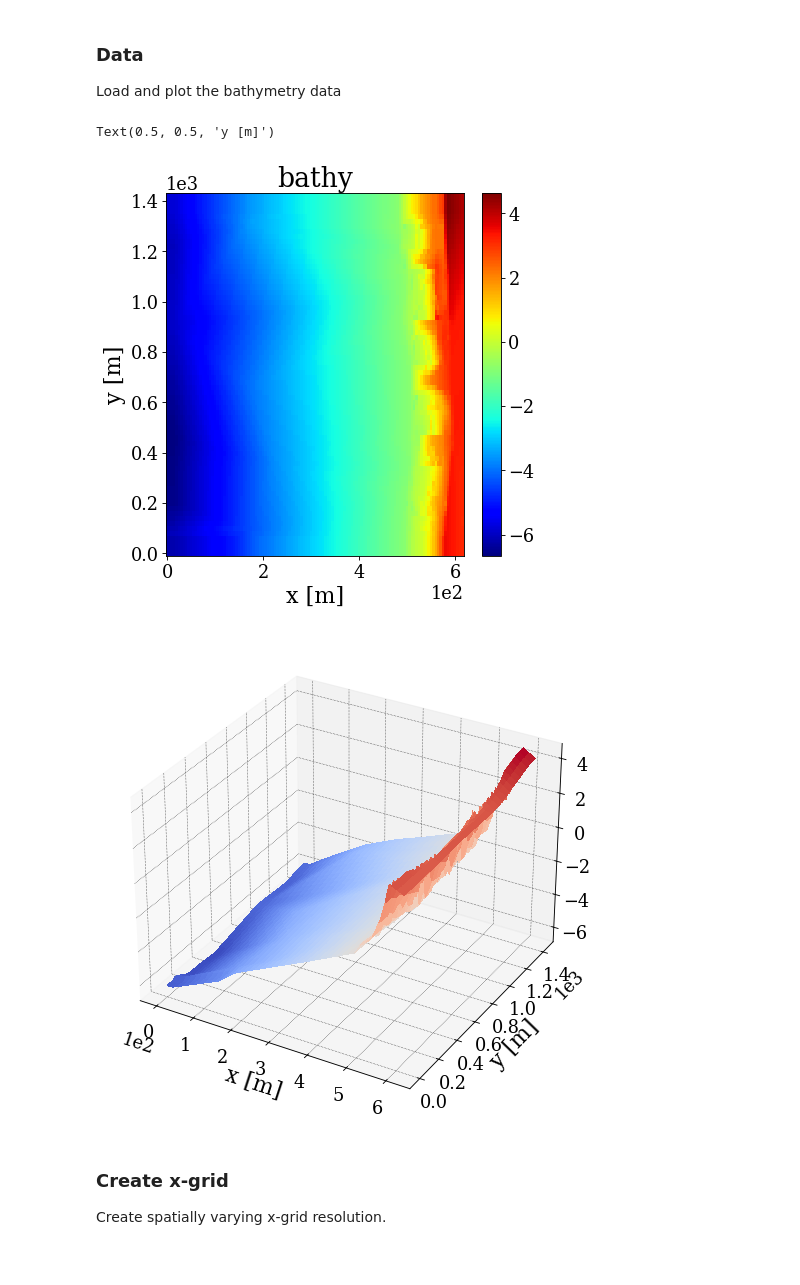
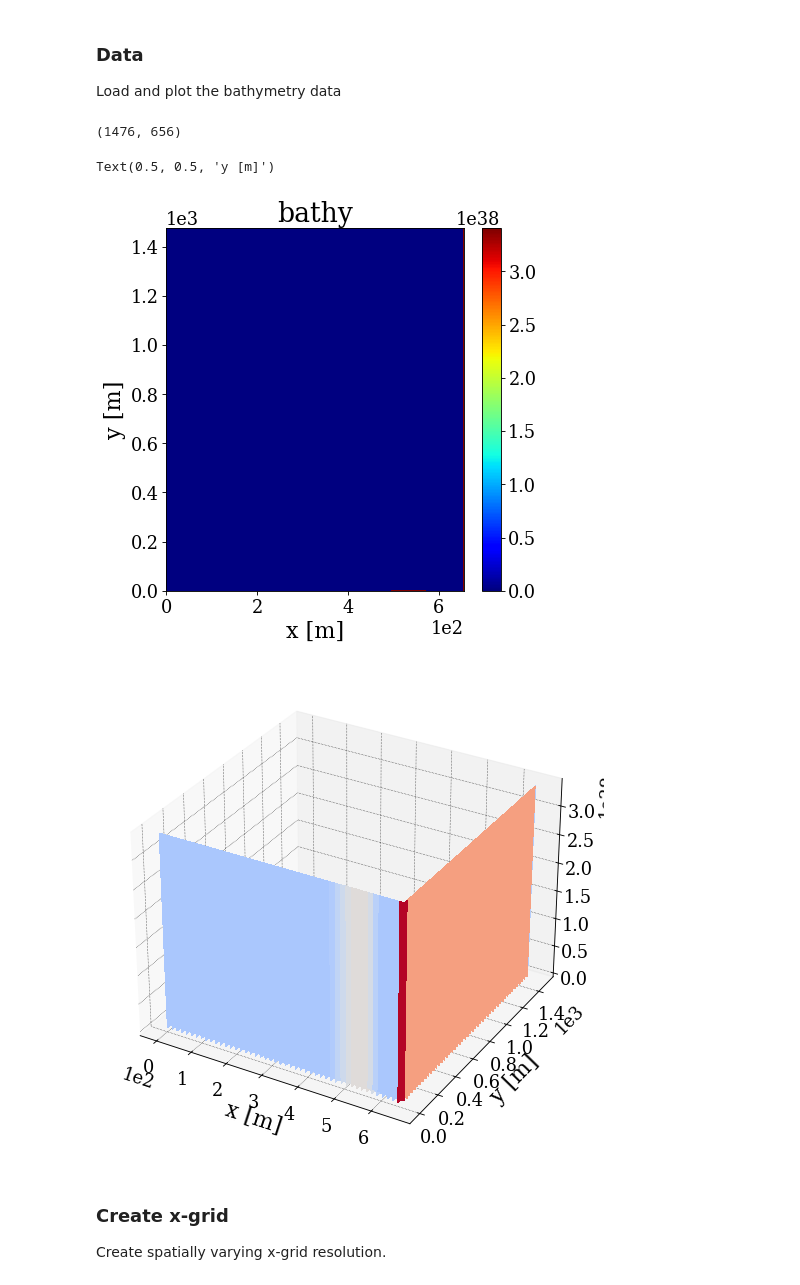
Before and after one commit to Seth-McKilla/xbeach-northbay, a Jupyter notebook: analysis.ipynb, the cells around one changed output. Drawn from its saved outputs; the diff is of its cells as text; code cells hidden in the pictures.

Commit message:
Add computed bathy data to model

```diff
--- a/analysis.ipynb
+++ b/analysis.ipynb
@@ -26,36 +26,39 @@ plt.style.use(os.path.join('lib', 'xbeach-toolbox', 'scripts', 'xb.mplstyle'))
 Load and plot the bathymetry data
 # %%
 ## load data
-bathy = np.loadtxt('./lib/xbeach-toolbox/examples/clean/bathy.dep')
+# bathy = np.loadtxt('./lib/xbeach-toolbox/examples/clean/bathy.dep')
+bathy = np.loadtxt('./lib/DEM-to-grid/output/bathy.dep')
+print(bathy.shape)
 
 ## set bathy grid
-nx = 124
-ny = 72
-dx = 5
-dy = 20
+nx = 656
+ny = 1476
+dx = 1
+dy = 1
 
 x = np.linspace(0,(nx-1)*dx,nx)
 y = np.linspace(0,(ny-1)*dy,ny)
 
 X, Y = np.meshgrid(x,y)
 
 ## plot
 plt.figure()
 plt.pcolor(x,y,bathy)
 plt.colorbar()
 plt.xlabel('x [m]')
 plt.ylabel('y [m]')
 plt.title('bathy')
 
 fig = plt.figure()
 ax = Axes3D(fig)
 surf = ax.plot_surface(X, Y, bathy, cmap=cm.coolwarm,  linewidth=0, antialiased=False)
 plt.xlabel('x [m]')
 plt.ylabel('y [m]')
 # %% [output]
-Text(0.5, 0.5, 'y [m]')
+(1476, 656)
+Text(0.5, 0.5, 'y [m]')
-[figure, old version]
+[figure, new version]
-[figure, old version]
+[figure, new version]
 # %% [markdown]
 ### Create x-grid
 Create spatially varying x-grid resolution.
```
Also changed, not shown: parts of 3 cells of this notebook, 5 other files.
